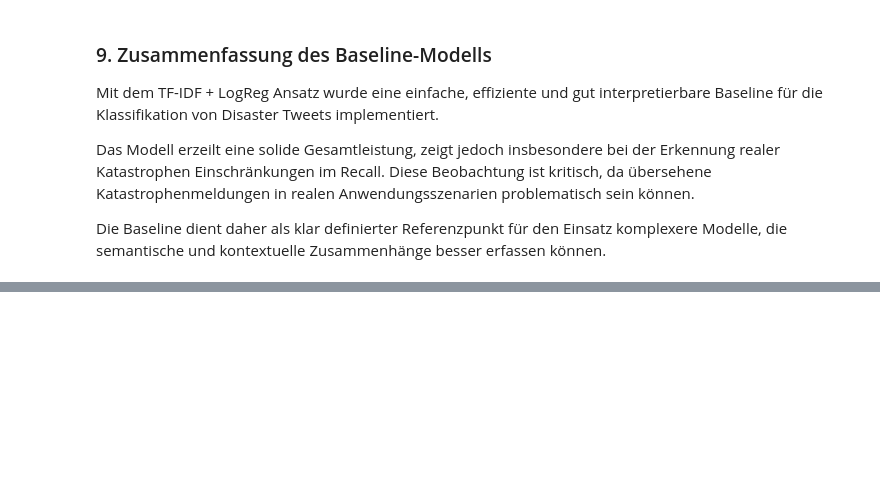
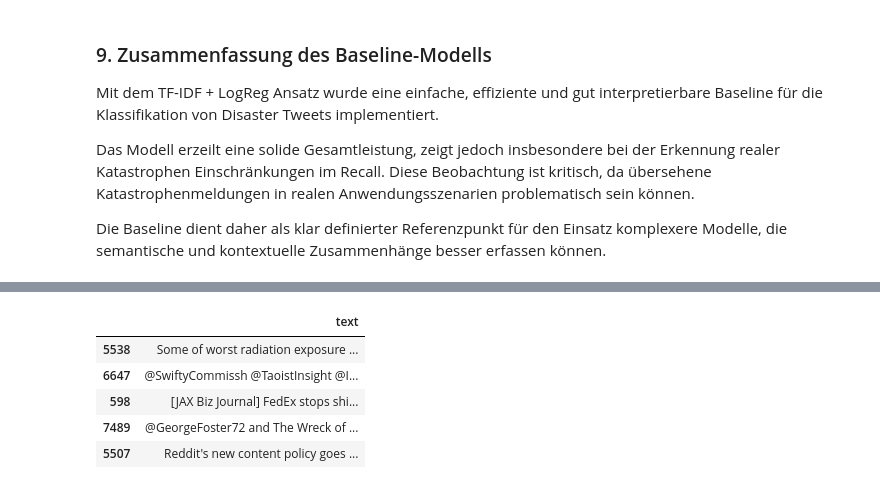
Before and after one commit to anniemcpherson-amc/eds-ai-hs25, a Jupyter notebook: disaster_tweets_baseline.ipynb, the cells around one changed output, grey strips where cells are left out. Saved outputs shown, nothing was run; the diff lists cells and outputs as text; code cells hidden in the pictures; blank space fills up the shorter version.

```diff
--- a/disaster_tweets_baseline.ipynb
+++ b/disaster_tweets_baseline.ipynb
@@ -265,0 +324,15 @@ Die Baseline dient daher als klar definierter Referenzpunkt für den Einsatz kom
+# %%
+pd.set_option("display.max_colwidth", None)
+# %%
+#Zufällige Beispiele für False Negatives
+
+fn_examples = val_df[val_df['error_type'] == 'False Negatives']. sample(5, random_state=42)
+
+fn_examples[['text']]
+# %% [output]
+|  | text |
+| 5538 | Some of worst radiation exposure ... |
+| 6647 | @SwiftyCommissh @TaoistInsight @I... |
+| 598 | [JAX Biz Journal] FedEx stops shi... |
+| 7489 | @GeorgeFoster72 and The Wreck of ... |
+| 5507 | Reddit's new content policy goes ... |
```
Also changed, not shown: parts of 11 cells of this notebook.
